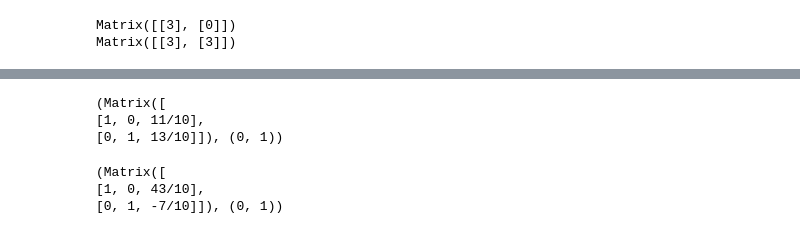
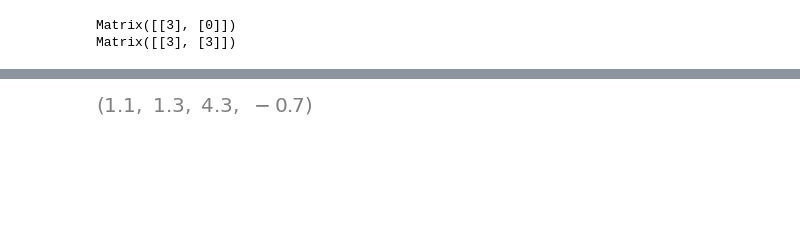
Before and after one commit to LilianBittar/ALI1, a Jupyter notebook: 08 Orthogonality II/solution-set8.ipynb, the cells around one changed output, grey strips where cells are left out. Saved outputs shown, nothing was run; the diff lists cells and outputs as text; code cells hidden in the pictures; blank space fills up the shorter version.

```diff
--- a/08 Orthogonality II/solution-set8.ipynb
+++ b/08 Orthogonality II/solution-set8.ipynb
@@ -152,21 +193,27 @@ Matrix([[3], [3]])
-# %%
-# 3
-x = Matrix(([1,-1], [1,0], [1,1], [1,2]))
-y = Matrix(([0],[1],[2],[4]))
-
-print(Matrix.hstack(x.T * x, x.T * y).rref())
-# %% [output]
-(Matrix([
-[1, 0, 11/10],
-[0, 1, 13/10]]), (0, 1))
-# %%
-# 4
-x = Matrix(([1,2], [1,3], [1,5], [1,6]))
-y = Matrix(([3], [2], [1], [0]))
-
-print(Matrix.hstack(x.T * x, x.T * y).rref())
-# %% [output]
-(Matrix([
-[1, 0, 43/10],
-[0, 1, -7/10]]), (0, 1))
+# %%
+def fit_least_squares_line(points):
+    # Split the points into x and y values
+    x_vals = np.array([p[0] for p in points])
+    y_vals = np.array([p[1] for p in points])
+
+    # Construct matrix A with a column of 1s and x-values
+    A = np.column_stack((np.ones_like(x_vals), x_vals))
+
+    # Solve the least squares problem: A @ beta ≈ y
+    beta, *_ = np.linalg.lstsq(A, y_vals, rcond=None)
+
+    beta0, beta1 = beta
+    return beta0, beta1
+
+# Part a
+points_a = [(-1, 0), (0, 1), (1, 2), (2, 4)]
+beta0_a, beta1_a = fit_least_squares_line(points_a)
+
+# Part b
+points_b = [(2, 3), (3, 2), (5, 1), (6, 0)]
+beta0_b, beta1_b = fit_least_squares_line(points_b)
+
+beta0_a, beta1_a, beta0_b, beta1_b
+# %% [output]
+[figure, added]
 # %% [markdown]
```
Also changed, not shown: parts of 26 cells of this notebook.
